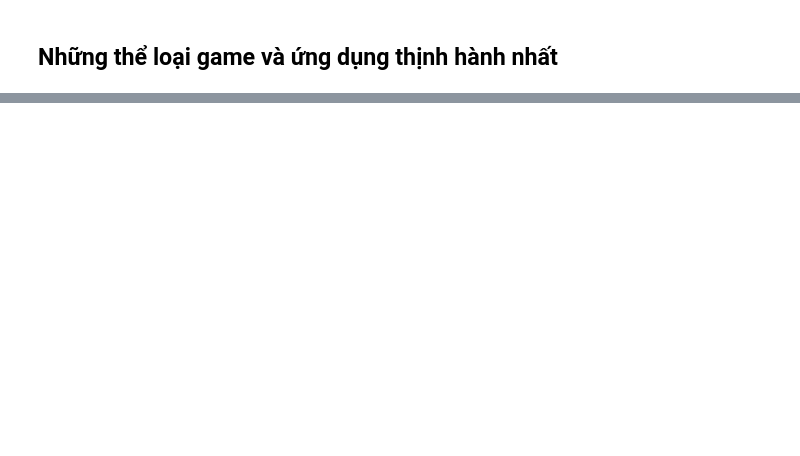
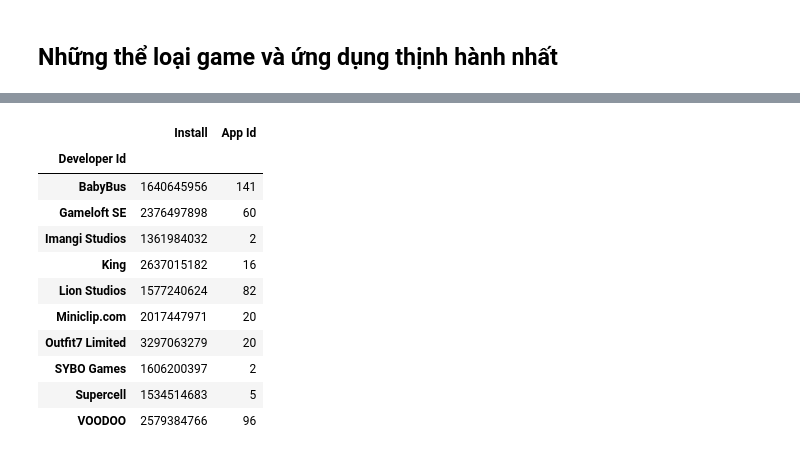
Before and after one commit to huyhuy12340/Project_DA, a Jupyter notebook: Google Play App Analysis.ipynb, the cells around one changed output, grey strips where cells are left out. Saved outputs shown, nothing was run; the diff lists cells and outputs as text; code cells hidden in the pictures; blank space fills up the shorter version.

```diff
--- a/Google Play App Analysis.ipynb
+++ b/Google Play App Analysis.ipynb
@@ -28,7 +28,7 @@ Index(['App Name', 'App Id', 'Category', 'Rating', 'Rating Count', 'Installs',
        'Privacy Policy', 'Ad Supported', 'In App Purchases', 'Editors Choice'],
       dtype='object')
 # %%
-df = df[['App Name', 'App Id', 'Category', 'Rating','Size','Rating Count','Maximum Installs', 'Free', 'Price','Released']]
+df = df[['App Name', 'App Id', 'Category', 'Rating','Size','Rating Count','Maximum Installs', 'Free', 'Price','Released','Developer Id']]
 # %%
 df.isna().sum()
 # %% [output]
@@ -190,0 +194,4 @@ df.to_csv('e:/CHPlay.csv')
+# %%
+brand = df.loc[df['Cat'] == 'Game'].groupby('Developer Id').sum()[['Install']].sort_values('Install',ascending=False).head(10)
+brand = brand.sort_index()
+brand
@@ -190,0 +211,3 @@ df.to_csv('e:/CHPlay.csv')
+# %%
+brand_count = df.loc[df['Developer Id'].isin(brand.index)].groupby('Developer Id').count()[['App Id']].sort_index()
+brand_count
@@ -190,0 +227,16 @@ df.to_csv('e:/CHPlay.csv')
+# %%
+brand = pd.concat([brand,brand_count], axis='columns')
+brand
+# %% [output]
+|  | Install | App Id |
+| Developer Id |  |  |
+| BabyBus | 1640645956 | 141 |
+| Gameloft SE | 2376497898 | 60 |
+| Imangi Studios | 1361984032 | 2 |
+| King | 2637015182 | 16 |
+| Lion Studios | 1577240624 | 82 |
+| Miniclip.com | 2017447971 | 20 |
+| Outfit7 Limited | 3297063279 | 20 |
+| SYBO Games | 1606200397 | 2 |
+| Supercell | 1534514683 | 5 |
+| VOODOO | 2579384766 | 96 |
```
Also changed, not shown: parts of 14 cells of this notebook.
